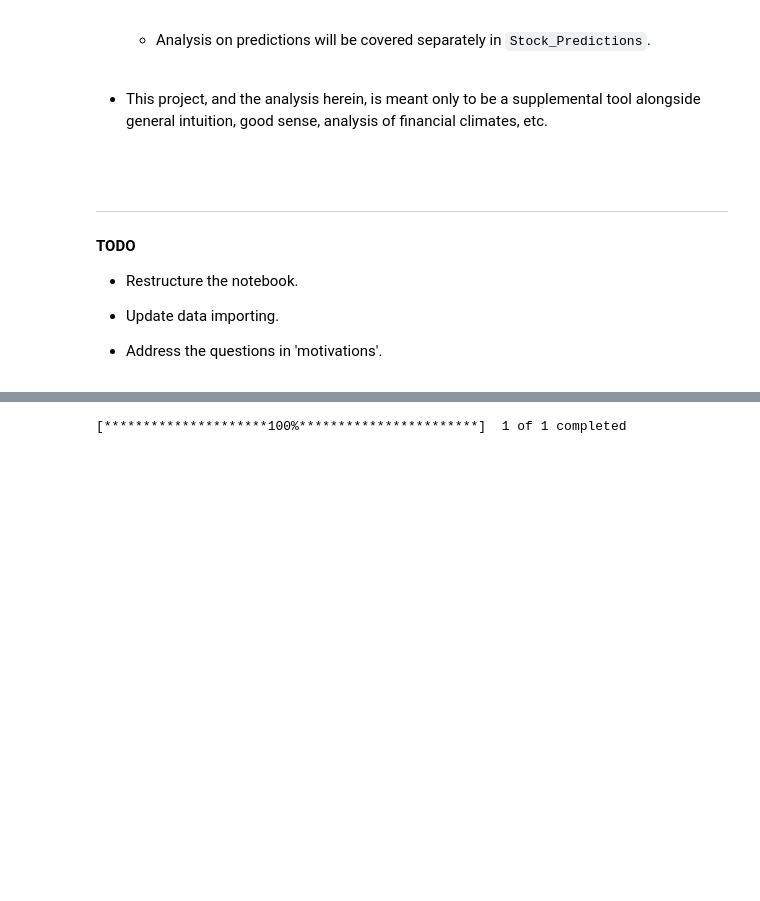
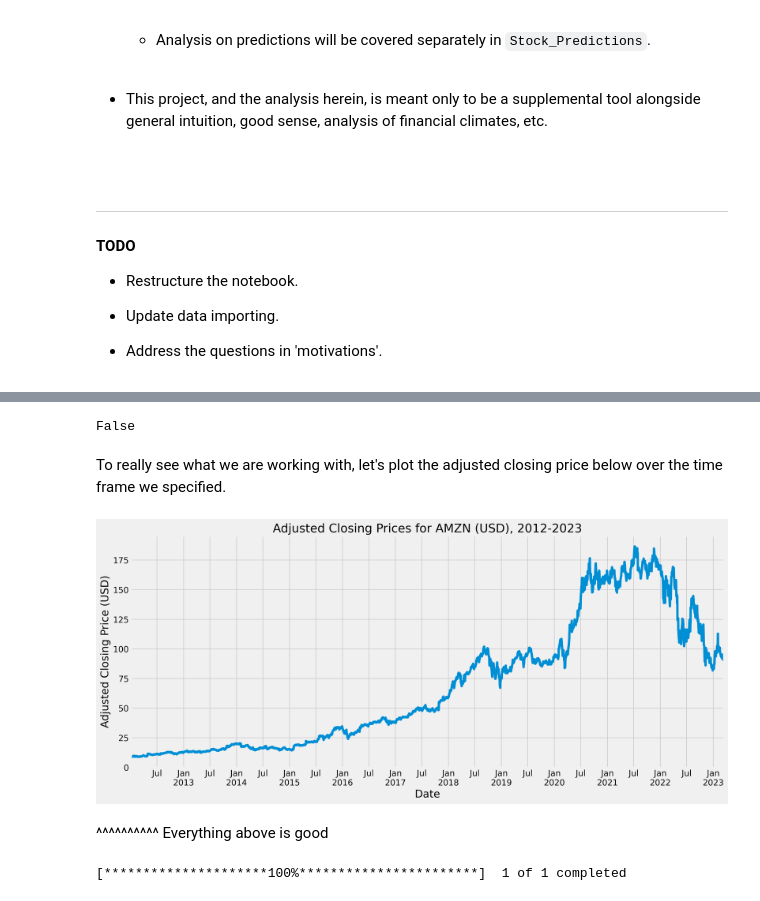
Before and after one commit to leoglonz/Securities_Analytics, a Jupyter notebook: Stock_Analysis.ipynb, the cells around one changed output, grey strips where cells are left out. Saved outputs shown, nothing was run; the diff lists cells and outputs as text; code cells hidden in the pictures; blank space fills up the shorter version.

```diff
--- a/Stock_Analysis.ipynb
+++ b/Stock_Analysis.ipynb
@@ -69,0 +75,11 @@ tsla
+# %%
+# Yahoo Finance stock scraping.
+# **Careful with how many times you run this to avoid IP ban**
+TICKER = 'AMZN'
+START = dt.datetime(2012, 1, 1)
+END = dt.datetime.today()
+
+stock = pdr.get_data_yahoo(TICKER, START, END).rename(columns= {'Adj Close': 'AdjClose'})
+
+print(stock.shape[0], "unique points loaded with attributes: \n", stock.
+      keys())
@@ -70,3 +113,40 @@ tsla
+# %%
+stock.isnull().values.any()
+# %% [output]
+False
+# %% [markdown]
+To really see what we are working with, let's plot the adjusted closing price below over the time frame we specified.
+# %%
+# Plotting opening prices.
+
+fig, ax = plt.subplots(1,1, dpi=300, figsize=(16,8),
+    constrained_layout=False)
+
+ax.plot(stock.index, stock.AdjClose)
+
+ax.set_title('Adjusted Closing Prices for %s (USD), %s-%s'
+             %(TICKER, START.year, END.year))
+ax.set_xlabel('Date', fontsize=18)
+ax.set_ylabel('Adjusted Closing Price (USD)', fontsize=18)
+
+# Set major and minor date tick locators
+maj_loc = mdates.MonthLocator(bymonth=np.arange(1,12,6))
+ax.xaxis.set_major_locator(maj_loc)
+min_loc = mdates.MonthLocator()
+ax.xaxis.set_minor_locator(min_loc)
+
+# Set major date tick formatter
+zfmts = ['', '%b\n%Y', '%b', '%b-%d', '%H:%M', '%H:%M']
+maj_fmt = mdates.ConciseDateFormatter(maj_loc, zero_formats=zfmts,
+                                      show_offset=False)
+ax.xaxis.set_major_formatter(maj_fmt)
+
+ax.figure.autofmt_xdate(rotation=0, ha='center')
+ax.set_xlim(stock.index.min(), stock.index.max());
+# %% [output]
+[figure, added]
+# %% [markdown]
+^^^^^^^^^^ Everything above is good
 # %%
 # pulling dividends for MSFT.
 msft = yf.download('MSFT', start='2018-11-01', end='2021-12-22', interval='1d')
```
Also changed, not shown: parts of 7 cells of this notebook, 7 other files.
